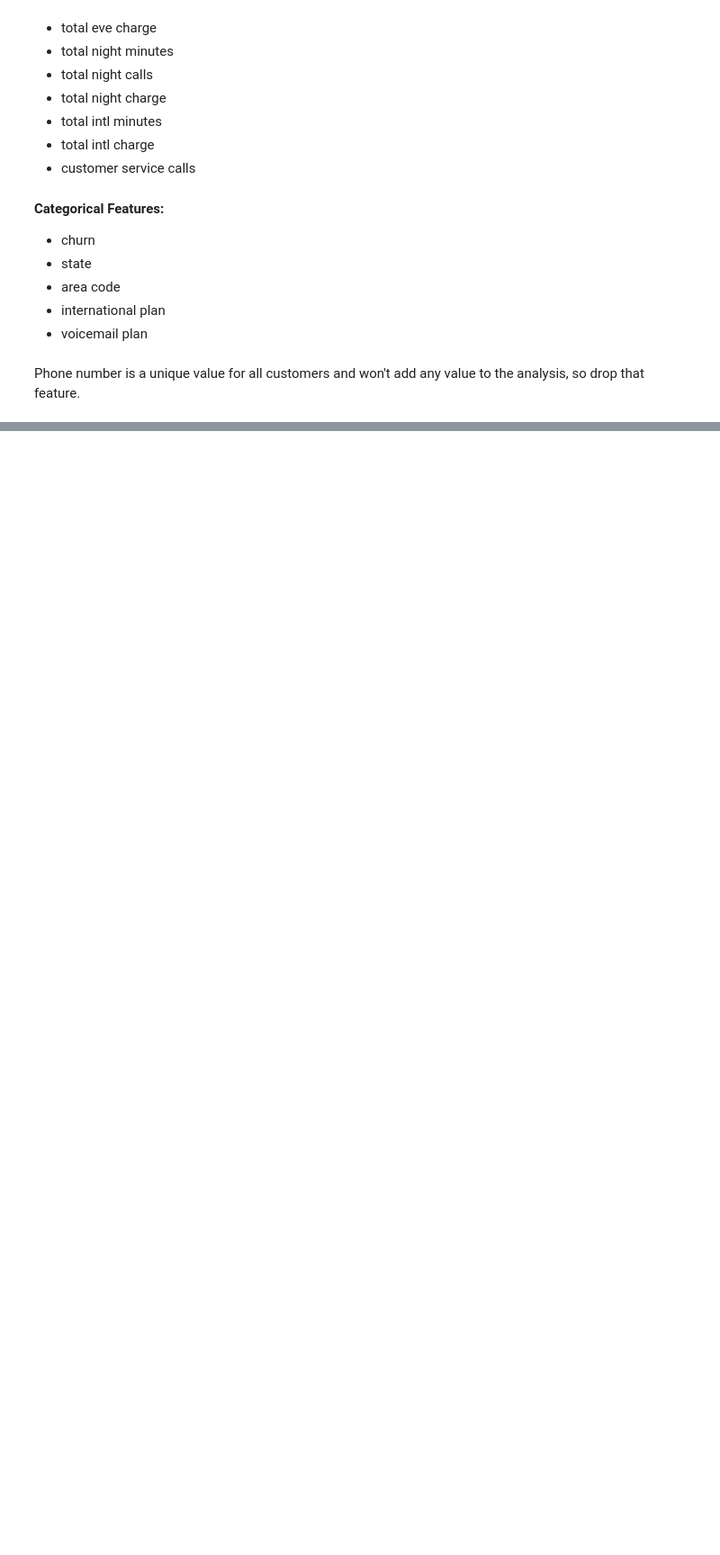
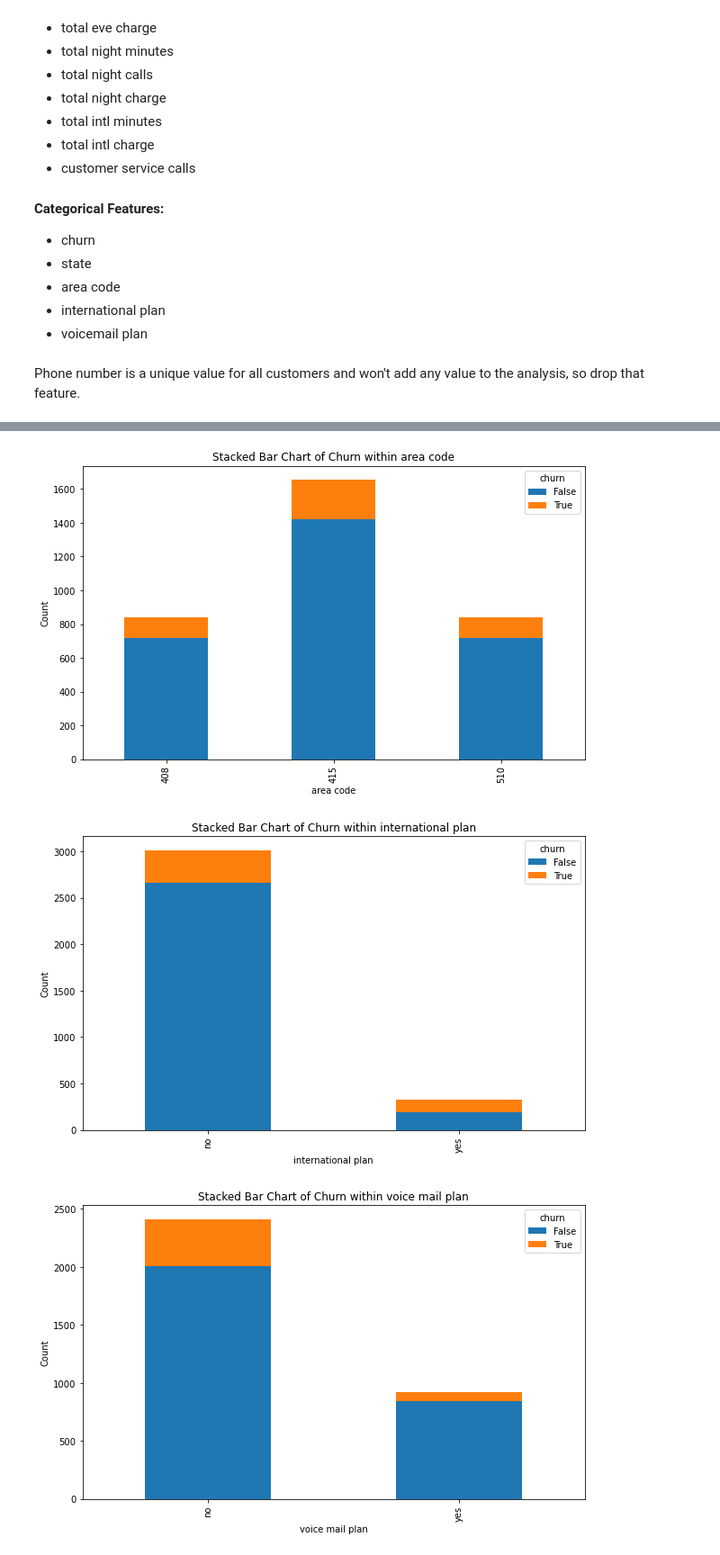
Before and after one commit to joakimTI/SyriaTel-Customer-Churn-Classifier, a Jupyter notebook: index.ipynb, the cells around one changed output, grey strips where cells are left out. Shown at 90% size. Cells and saved outputs as stored; diff of their text form; code cells hidden in the pictures; blank space fills up the shorter version.

Commit message:
Categorical feature analysis

```diff
--- a/index.ipynb
+++ b/index.ipynb
@@ -193,10 +193,10 @@ dtype: int64
 * voicemail plan
 # %%
 # Create numeric & categorical lists
-numeric_cols = ['account length','number vmail messages','total day minutes','total day calls','total day charge',
+numerical_cols = ['account length','number vmail messages','total day minutes','total day calls','total day charge',
                 'total eve minutes','total eve calls','total eve charge','total night minutes','total night calls',
                 'total night charge','total intl minutes','total intl calls','total intl charge','customer service calls']
-categoric_cols = ['state','area code','international plan','voice mail plan']
+categorical_cols = ['state', 'area code','international plan','voice mail plan']
 # %% [markdown]
 Phone number is a unique value for all customers and won't add any value to the analysis, so drop that feature.
 # %%
@@ -203,0 +210,6 @@ df.drop(['phone number'], inplace=True, axis=1)
+# %%
+# Check the distribution of values in the categorical features
+for col in categorical_cols:
+    if col == 'state':
+         continue
+    print(df[col].value_counts(normalize='index'))
@@ -203,0 +227,12 @@ df.drop(['phone number'], inplace=True, axis=1)
+# %%
+# Checks the distribution of customer churn in the categoric features.
+for col in categorical_cols:
+    if col == 'state':
+         continue
+    crosstab = pd.crosstab(df[col], df['churn'], normalize="index")
+    print(f"Distribution for {col}:")
+    print(crosstab)
+    print("\n")
+state_crosstab = pd.crosstab(df['state'], df['churn'], normalize="index")
+print(f"Distribution for State:")
+print(state_crosstab)
@@ -203,0 +257,12 @@ df.drop(['phone number'], inplace=True, axis=1)
+# %%
+# Visualization of customer churn in each categoric feature
+for col in categorical_cols:
+    crosstab = pd.crosstab(df[col], df['churn'])
+    crosstab.plot(kind='bar', stacked=True, figsize=(10, 6))
+    plt.title(f'Stacked Bar Chart of Churn within {col}')
+    plt.ylabel('Count')
+    plt.show()
+# %% [output]
+[figure, added]
+[figure, added]
+[figure, added]
```
Also changed, not shown: parts of 7 cells of this notebook.
